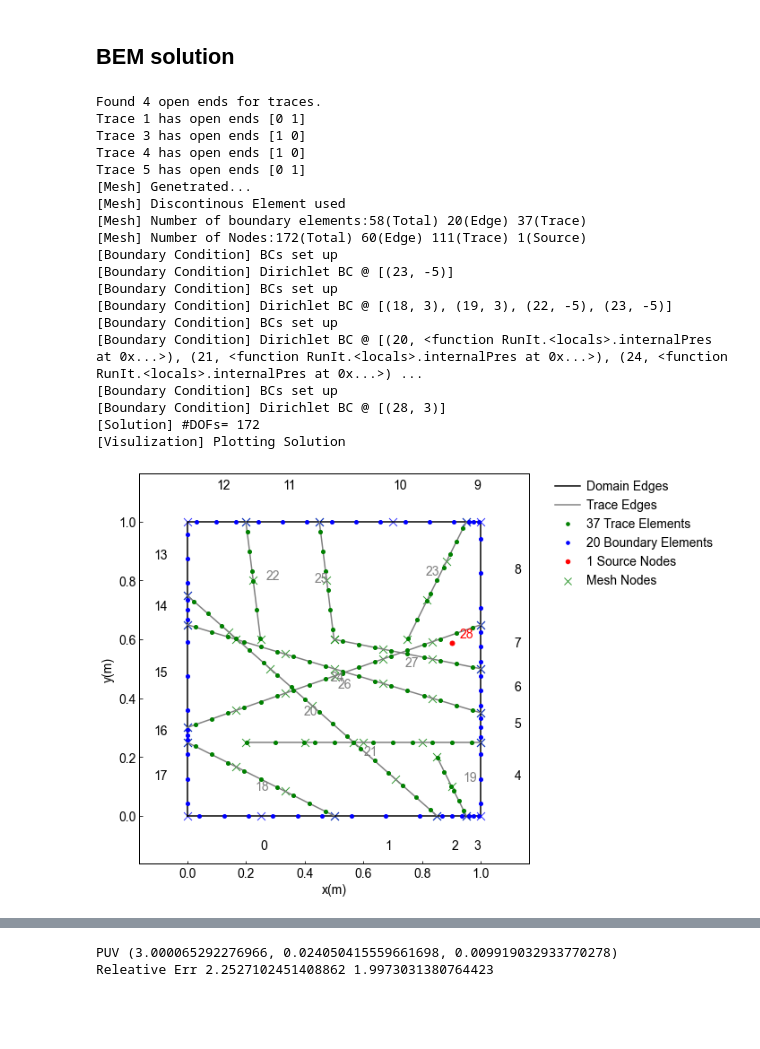
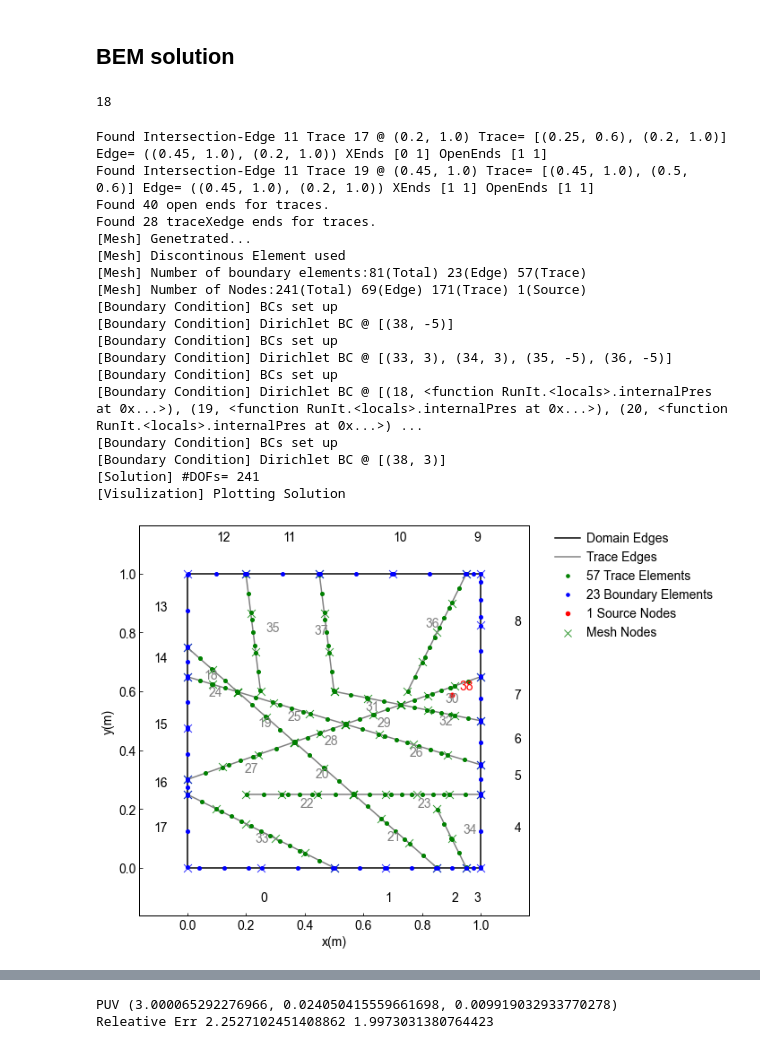
Before and after one commit to BinWang0213/PyDFN3D, a Jupyter notebook: Examples/Unit_Square_Sources.ipynb, the cells around one changed output, grey strips where cells are left out. Saved outputs shown, nothing was run; the diff lists cells and outputs as text; code cells hidden in the pictures; blank space fills up the shorter version.

```diff
--- a/Examples/Unit_Square_Sources.ipynb
+++ b/Examples/Unit_Square_Sources.ipynb
@@ -140,26 +143,29 @@ def RunIt(hsize=1/9,order="Quad",isPlot=True,SplitInt=False):
     #BEM_Case1.PostProcess.print_Solution()
 
     return BEM_Case1
+# %%
+BEM_Case1.Mesh.Num_boundary
+# %% [output]
+18
 # %%
-BEM_Case1=RunIt(hsize=1/2.7, order="Quad", isPlot=True, SplitInt=True)
+BEM_Case1=RunIt(hsize=1/4, order="Quad", isPlot=True, SplitInt=True,SplitTrace=True)
 # %% [output]
-Found 4 open ends for traces.
-Trace 1 has open ends [0 1]
-Trace 3 has open ends [1 0]
-Trace 4 has open ends [1 0]
-Trace 5 has open ends [0 1]
+Found Intersection-Edge 11 Trace 17 @ (0.2, 1.0) Trace= [(0.25, 0.6), (0.2, 1.0)] Edge= ((0.45, 1.0), (0.2, 1.0)) XEnds [0 1] OpenEnds [1 1]
+Found Intersection-Edge 11 Trace 19 @ (0.45, 1.0) Trace= [(0.45, 1.0), (0.5, 0.6)] Edge= ((0.45, 1.0), (0.2, 1.0)) XEnds [1 1] OpenEnds [1 1]
+Found 40 open ends for traces.
+Found 28 traceXedge ends for traces.
 [Mesh] Genetrated...
 [Mesh] Discontinous Element used
-[Mesh] Number of boundary elements:58(Total) 20(Edge) 37(Trace)
-[Mesh] Number of Nodes:172(Total) 60(Edge) 111(Trace) 1(Source)
+[Mesh] Number of boundary elements:81(Total) 23(Edge) 57(Trace)
+[Mesh] Number of Nodes:241(Total) 69(Edge) 171(Trace) 1(Source)
 [Boundary Condition] BCs set up
-[Boundary Condition] Dirichlet BC @ [(23, -5)]
+[Boundary Condition] Dirichlet BC @ [(38, -5)]
 [Boundary Condition] BCs set up
-[Boundary Condition] Dirichlet BC @ [(18, 3), (19, 3), (22, -5), (23, -5)]
+[Boundary Condition] Dirichlet BC @ [(33, 3), (34, 3), (35, -5), (36, -5)]
 [Boundary Condition] BCs set up
-[Boundary Condition] Dirichlet BC @ [(20, <function RunIt.<locals>.internalPres at 0x...>), (21, <function RunIt.<locals>.internalPres at 0x...>), (24, <function RunIt.<locals>.internalPres at 0x...>) ...
+[Boundary Condition] Dirichlet BC @ [(18, <function RunIt.<locals>.internalPres at 0x...>), (19, <function RunIt.<locals>.internalPres at 0x...>), (20, <function RunIt.<locals>.internalPres at 0x...>) ...
 [Boundary Condition] BCs set up
-[Boundary Condition] Dirichlet BC @ [(28, 3)]
-[Solution] #DOFs= 172
+[Boundary Condition] Dirichlet BC @ [(38, 3)]
+[Solution] #DOFs= 241
 [Visulization] Plotting Solution
-[figure, old version]
+[figure, new version]
```
Also changed, not shown: parts of 18 cells of this notebook, 31 other files.
